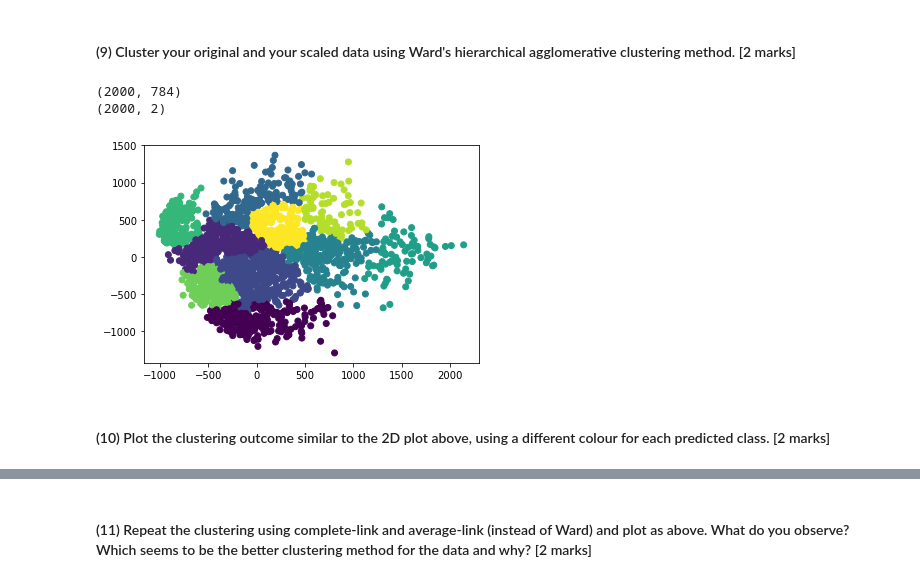
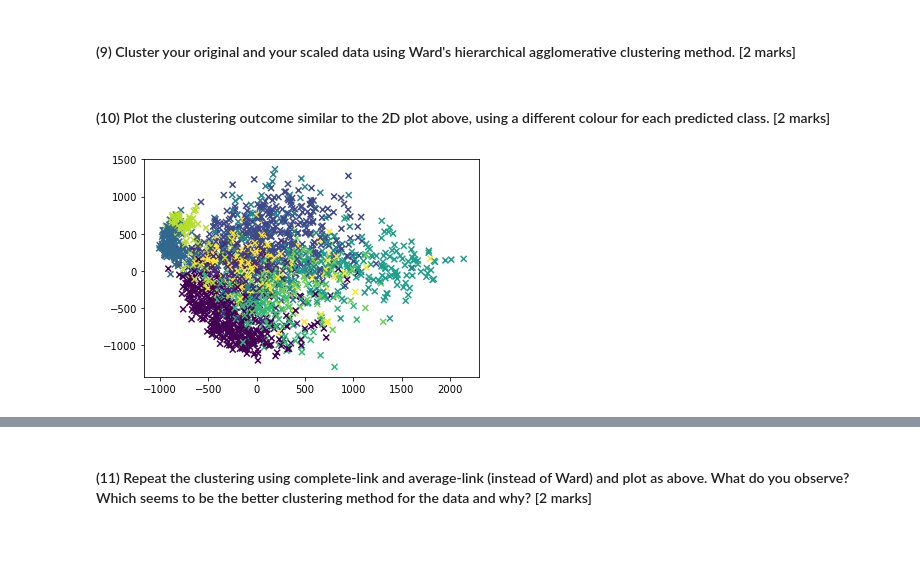
Before and after one commit to spyratos/crancollectionclustering, a Jupyter notebook: Data Programming - Assignment 2.ipynb, the cells around one changed output, grey strips where cells are left out. Cells and saved outputs as stored; diff of their text form; code cells hidden in the pictures; blank space fills up the shorter version.

```diff
--- a/Data Programming - Assignment 2.ipynb
+++ b/Data Programming - Assignment 2.ipynb
@@ -103,19 +103,12 @@ plt.scatter(scaled_data2d.reshape(2,2000)[0],scaled_data2d.reshape(2,2000)[1],co
 plt.show()
 # %% [output]
 [figure]
+# %%
+def plot_clusters_2d(clustering_model,plot_data):
+    """plot 2d"""
+    plt.scatter(plot_data[:,0],plot_data[:,1],c=ward_clustering, marker='x')
+    plt.show()
 # %% [markdown]
 #### (9) Cluster your original and your scaled data using Ward's hierarchical agglomerative clustering method. [2 marks]
-# %%
-ward_clustering = AgglomerativeClustering(n_clusters=10).fit(data2d)
-#plot_clustering(scaled_data, small_data, ward_clustering.labels_, "ward linkage")
-#print dir(ward_clustering)
-#plt.show()
-print small_data.shape
-print data2d.shape
-plt.scatter(data2d[:,0],data2d[:,1],c=ward_clustering.labels_)
-plt.show()
-#print ward_clustering.__dict__
-# %% [output]
-(2000, 784)
-(2000, 2)
-[figure, removed]
+# %%
+ward_clustering = AgglomerativeClustering(n_clusters=10).fit_predict(small_data)
@@ -122,2 +117,6 @@ plt.show()
 # %% [markdown]
 #### (10) Plot the clustering outcome similar to the 2D plot above, using a different colour for each predicted class. [2 marks]
+# %%
+plot_clusters_2d(clustering_model=ward_clustering,plot_data=data2d)
+# %% [output]
+[figure, added]
```
Also changed, not shown: parts of 10 cells of this notebook.
